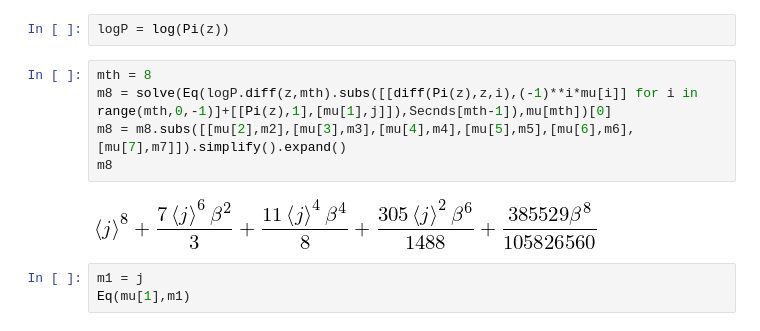
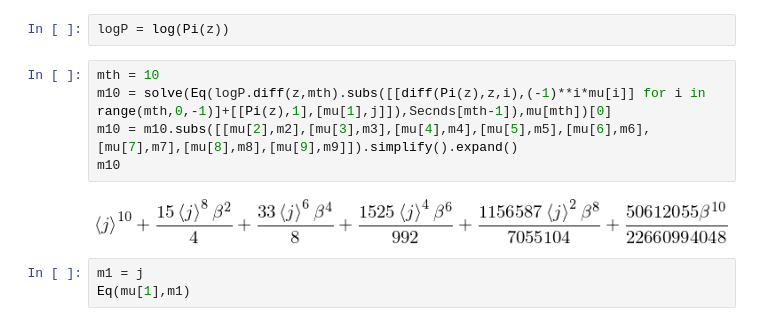
Before and after one commit to orahcio/fluxos, a Jupyter notebook: calctopaper.ipynb, the cells around one changed output. Cells and saved outputs as stored; diff of their text form.

```diff
--- a/calctopaper.ipynb
+++ b/calctopaper.ipynb
@@ -334,12 +334,12 @@ Secnds
 # %%
 logP = log(Pi(z))
 # %%
-mth = 8
-m8 = solve(Eq(logP.diff(z,mth).subs([[diff(Pi(z),z,i),(-1)**i*mu[i]] for i in range(mth,0,-1)]+[[Pi(z),1],[mu[1],j]]),Secnds[mth-1]),mu[mth])[0]
-m8 = m8.subs([[mu[2],m2],[mu[3],m3],[mu[4],m4],[mu[5],m5],[mu[6],m6],[mu[7],m7]]).simplify().expand()
-m8
+mth = 10
+m10 = solve(Eq(logP.diff(z,mth).subs([[diff(Pi(z),z,i),(-1)**i*mu[i]] for i in range(mth,0,-1)]+[[Pi(z),1],[mu[1],j]]),Secnds[mth-1]),mu[mth])[0]
+m10 = m10.subs([[mu[2],m2],[mu[3],m3],[mu[4],m4],[mu[5],m5],[mu[6],m6],[mu[7],m7],[mu[8],m8],[mu[9],m9]]).simplify().expand()
+m10
 # %% [output]
-[figure, old version]
+[figure, new version]
 # %%
 m1 = j
 Eq(mu[1],m1)
```
Also changed, not shown: parts of 10 cells of this notebook.
